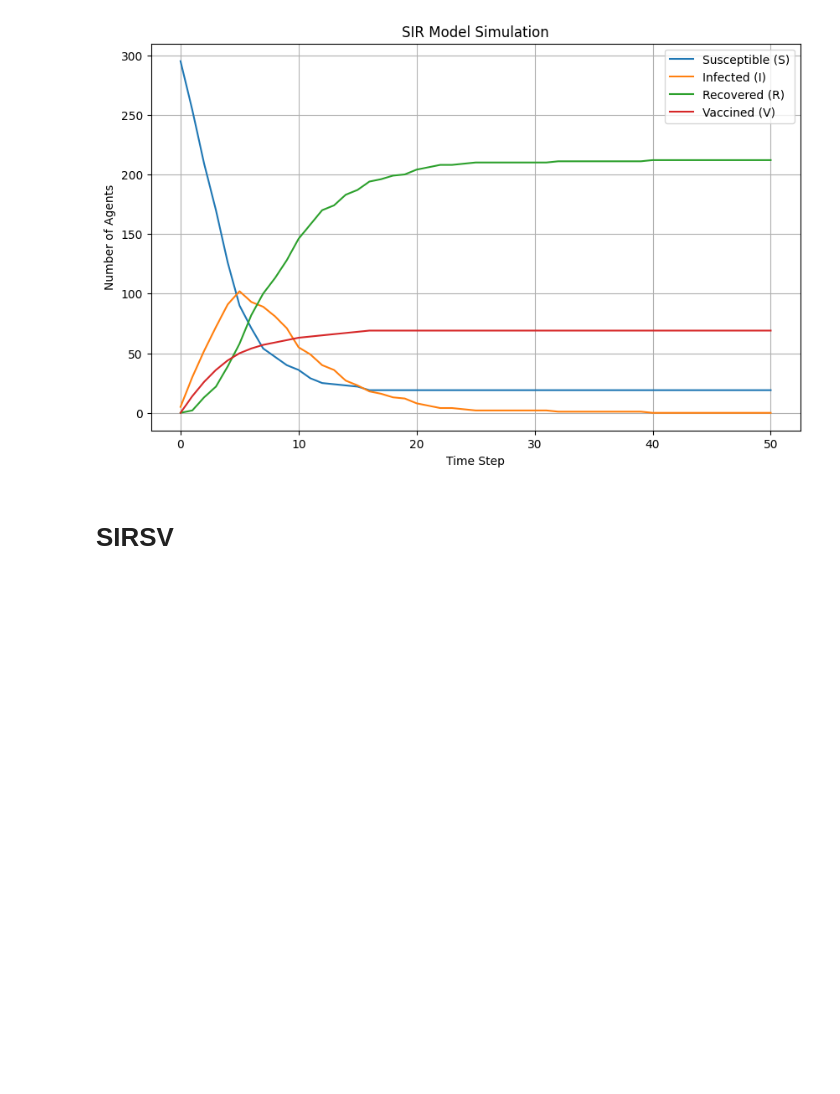
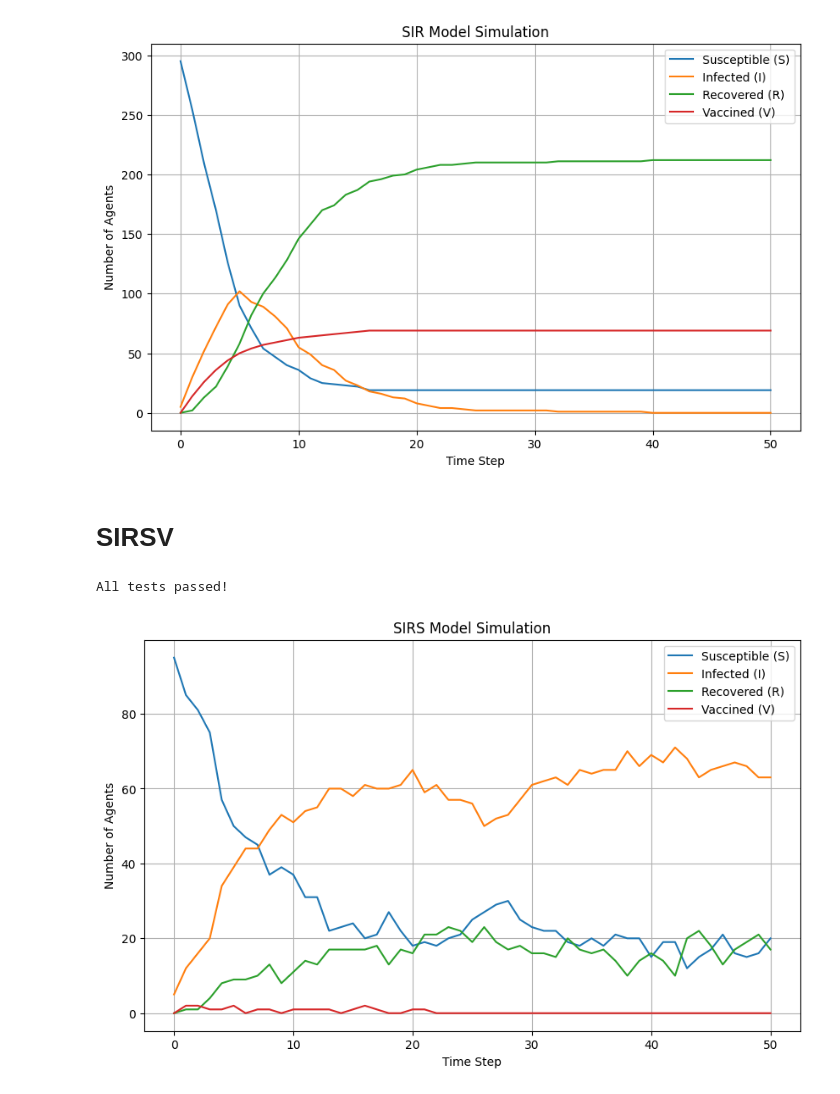
Before and after one commit to Vicks0712/Dynamic-Agent-Based-Simulations-for-SIR-Models, a Jupyter notebook: test.ipynb, the cells around one changed output. Saved outputs shown, nothing was run; the diff lists cells and outputs as text; code cells hidden in the pictures; blank space fills up the shorter version.

Commit message:
feat(vaccine): vaccine effect loss implemented

```diff
--- a/test.ipynb
+++ b/test.ipynb
@@ -85,23 +85,23 @@ All tests passed!
 # %% [markdown]
 # SIRSV
 # %%
-from src.back.models.sirs_model import SIRSModel
+from src.back.models.SIRSModel import SIRSModel
 import matplotlib.pyplot as plt
 
 def run_sirsv_simulation(
     num_nodes=100,
-    avg_node_degree=5,
+    avg_node_degree=4,
     initial_outbreak_size=5,
-    virus_spread_chance=0.1,
-    virus_check_frequency=1.0,
-    recovery_chance=0.2,
-    gain_resistance_chance=0.6,
-    immunity_loss_chance=0.05,
-    seed=56,
-    steps=100,
+    virus_spread_chance=0.2,
+    virus_check_frequency=0.4,
+    recovery_chance=0.3,
+    gain_resistance_chance=0.3,
+    immunity_loss_chance=0.3,
+    seed=42,
+    steps=50,
     vaccination_chance=0.05,
     vaccination_method="Most Popular",
-    vaccine_loss_chance=0.01
+    vaccine_loss_chance=0.65
 ):
     """
     Run a simulation of the SIRSV model.
@@ -143,33 +143,36 @@ def plot_sirsv_results(data):
         data: Dataframe containing the simulation results.
     """
     plt.figure(figsize=(10, 6))
     plt.plot(data["Susceptible"], label="Susceptible (S)")
     plt.plot(data["Infected"], label="Infected (I)")
     plt.plot(data["Recovered"], label="Recovered (R)")
-    plt.plot(data["Vaccined"], label="Vaccined (V)")
+    plt.plot(data["Vaccinated"], label="Vaccined (V)")
     plt.xlabel("Time Step")
     plt.ylabel("Number of Agents")
     plt.title("SIRS Model Simulation")
     plt.legend()
     plt.grid(True)
     plt.show()
 
 def test_sirsv_simulation():
     """
     Test the SIRSV model simulation for basic correctness.
     """
     data = run_sirsv_simulation()
 
     # Basic assertions to ensure the simulation is working as expected
     assert not data.empty, "Simulation produced no data"
     assert data["Infected"].max() > 0, "No infections occurred"
     assert data["Recovered"].max() >= 0, "Resistance values are invalid"
     assert data["Susceptible"].min() >= 0, "Negative susceptible values found"
 
     print("All tests passed!")
 
 # Run the test and plot the results
 test_sirsv_simulation()
-results = run_sirsv_simulation(steps=100)
+results = run_sirsv_simulation(steps=50)
 plot_sirsv_results(results)
+# %% [output]
+All tests passed!
+[figure, added]
 # %%
```
Also changed, not shown: parts of 2 cells of this notebook, 46 other files.
